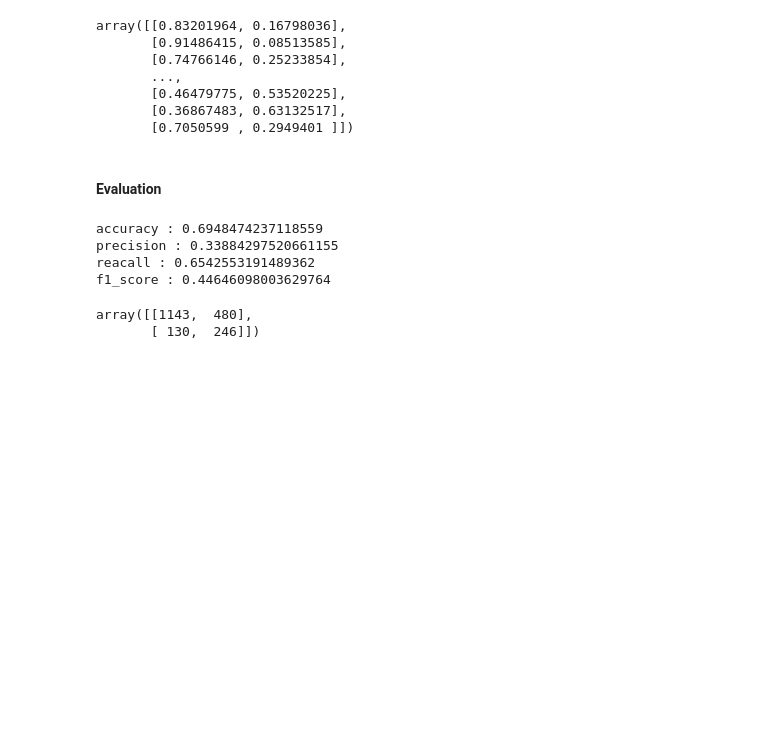
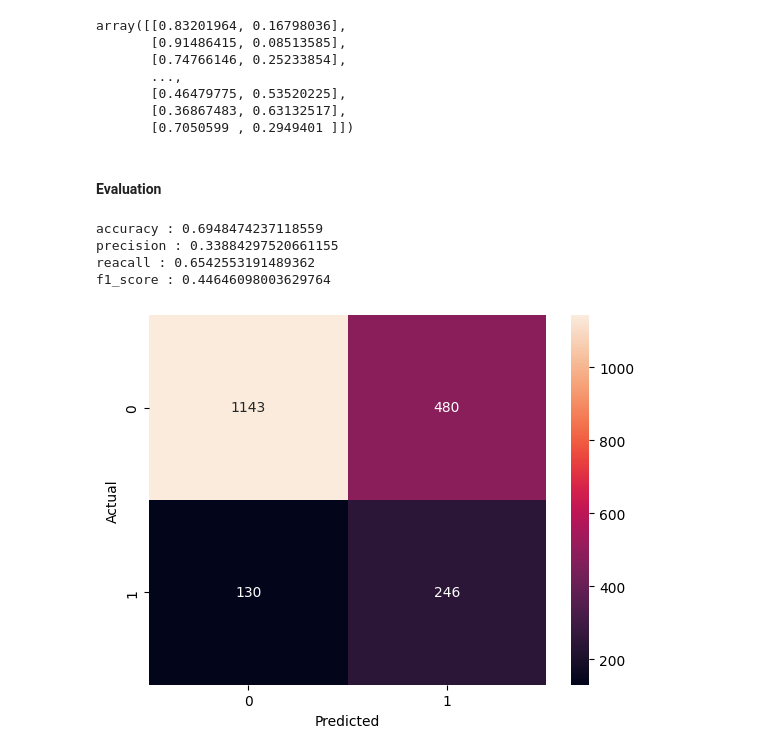
Before and after one commit to DeshanSamarathunga2001/PipeLine, a Jupyter notebook: 1_base_model_traning.ipynb, the cells around one changed output. Drawn from its saved outputs; the diff is of its cells as text; code cells hidden in the pictures; blank space fills up the shorter version.

```diff
--- a/1_base_model_traning.ipynb
+++ b/1_base_model_traning.ipynb
@@ -106,7 +106,9 @@ reacall : 0.6542553191489362
 f1_score : 0.44646098003629764
 # %%
 cm = confusion_matrix(y_test,Y_hat_test)
-cm
+sns.heatmap(cm, annot=True, fmt='d')
+plt.xlabel('Predicted')
+plt.ylabel('Actual')
+plt.show()
 # %% [output]
-array([[1143,  480],
-       [ 130,  246]])
+[figure, added]
```
Also changed, not shown: 1 other file.
